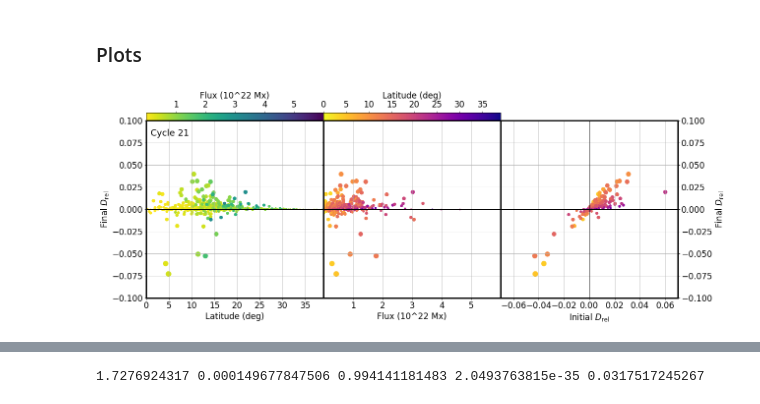
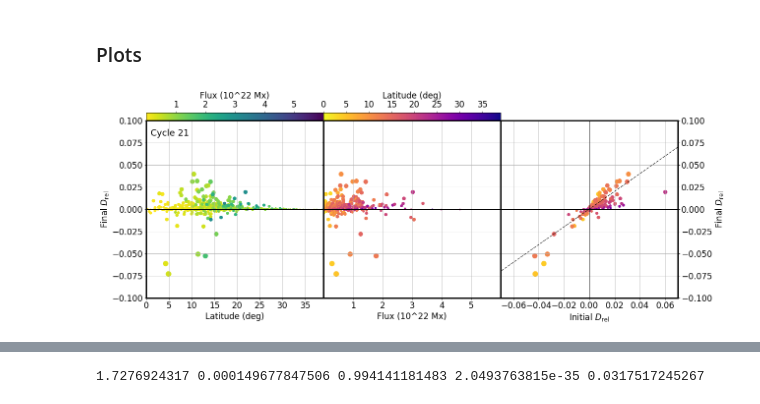
Before and after one commit to twhitbread/python-scatter, a Jupyter notebook: pythonscatter_c21_threecycles_decay.ipynb, the cells around one changed output, grey strips where cells are left out. Cells and saved outputs as stored; diff of their text form; code cells hidden in the pictures.

Commit message:
Added referee reply and changes to plots/paper

```diff
--- a/pythonscatter_c21_threecycles_decay.ipynb
+++ b/pythonscatter_c21_threecycles_decay.ipynb
@@ -187,6 +187,7 @@ ax3.set_xlabel('Initial $D_{\mathrm{rel}}$')
 #ax3.set_title('Coloured by flux, sized by RFADM')
 ax3.set_xlim(-0.07,0.07)
 plt.plot((-0.07,0.07), (0, 0), 'k-',lw=1)
+plt.plot((-0.1,0.1), (-0.1,0.1), 'k--',lw=1)
 plt.axvline(x=0,color='black',lw=1)
 ax3.grid()
 ax3.yaxis.tick_right()
@@ -212,31 +213,31 @@ cbaxes1.xaxis.set_label_position('top')
 
 cb2 = fig.colorbar(im3,cax=cbaxes2, orientation='horizontal')
 cb2.set_label('Latitude (deg)')
 cb2.set_ticks(latticks)
 cbaxes2.xaxis.tick_top()
 cbaxes2.xaxis.set_label_position('top')
 
 
 
 
 # Making Spines Bolder
 
 ax1.spines['bottom'].set_linewidth(3)
 ax1.spines['top'].set_linewidth(3)
 ax1.spines['right'].set_linewidth(3)
 ax1.spines['left'].set_linewidth(3)
 
 ax2.spines['bottom'].set_linewidth(3)
 ax2.spines['top'].set_linewidth(3)
 ax2.spines['right'].set_linewidth(3)
 ax2.spines['left'].set_linewidth(3)
 
 ax3.spines['bottom'].set_linewidth(3)
 ax3.spines['top'].set_linewidth(3)
 ax3.spines['right'].set_linewidth(3)
 ax3.spines['left'].set_linewidth(3)
 
 
 #plt.savefig('/home/grads/xsxs53/Documents/phd/Papers/regions_axd/c21_3panel_label.eps', format='eps', dpi=300,bbox_inches='tight')
 # %% [output]
-[figure, old version]
+[figure, new version]
```
Also changed, not shown: parts of 1 cell of this notebook, 2 other files.
